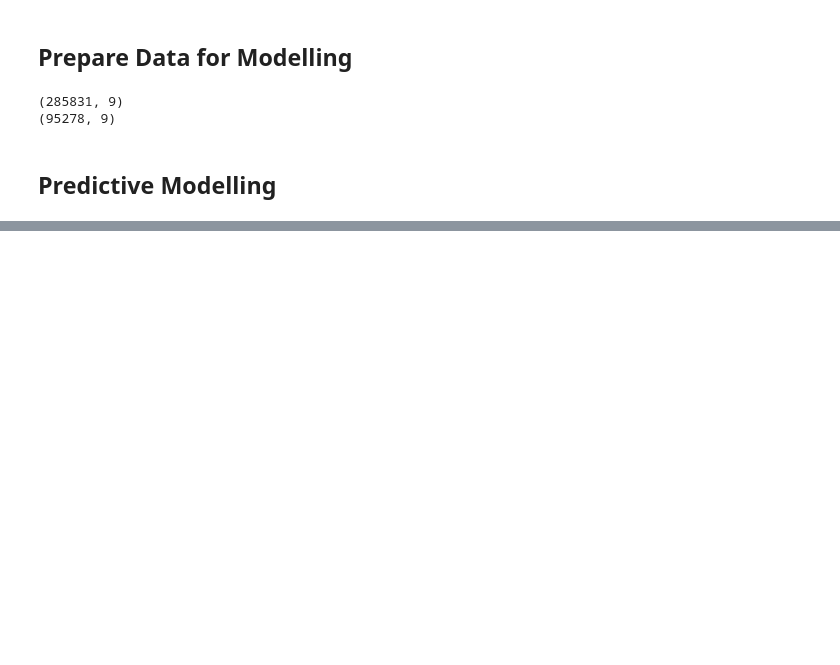
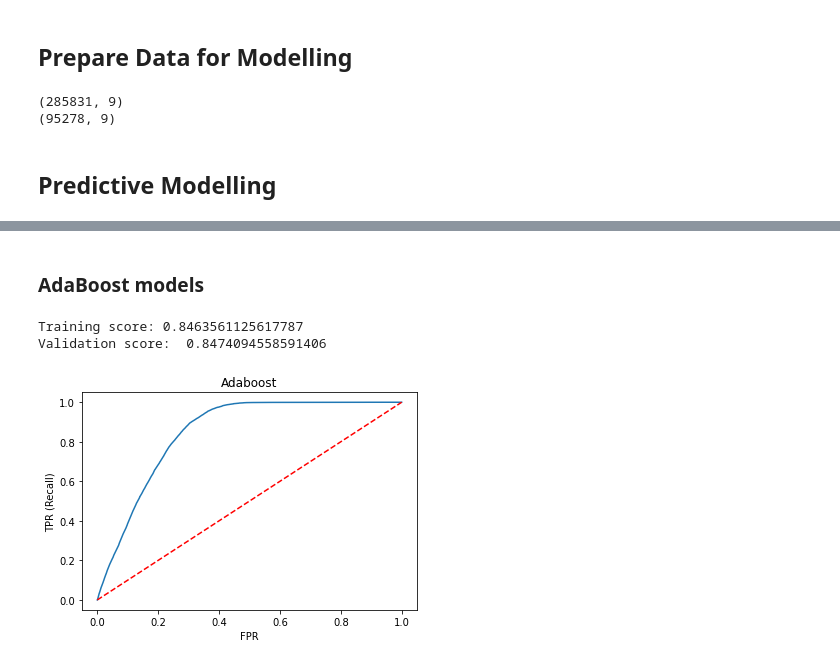
Before and after one commit to Mkho-cs/HICSP-Predictive-Analysis, a Jupyter notebook: main/analysis.ipynb, the cells around one changed output, grey strips where cells are left out. Drawn from its saved outputs; the diff is of its cells as text; code cells hidden in the pictures; blank space fills up the shorter version.

```diff
--- a/main/analysis.ipynb
+++ b/main/analysis.ipynb
@@ -143,0 +169,12 @@ The ROC-AUC score metrics will be used since dataset is imbalanced (significant
+# %% [markdown]
+### AdaBoost models
+# %%
+model_ada_1.fit(x_train, y_train)
+train_roc_auc, val_roc_auc = evaluate_roc_auc(model_ada_1, train, val)
+print("Training score:", train_roc_auc)
+print("Validation score: ", val_roc_auc)
+plot_roc(model_ada_1, val, "AdaBoost")
+# %% [output]
+Training score: 0.8463561125617787
+Validation score:  0.8474094558591406
+[figure, added]
```
Also changed, not shown: parts of 8 cells of this notebook, 2 other files.
